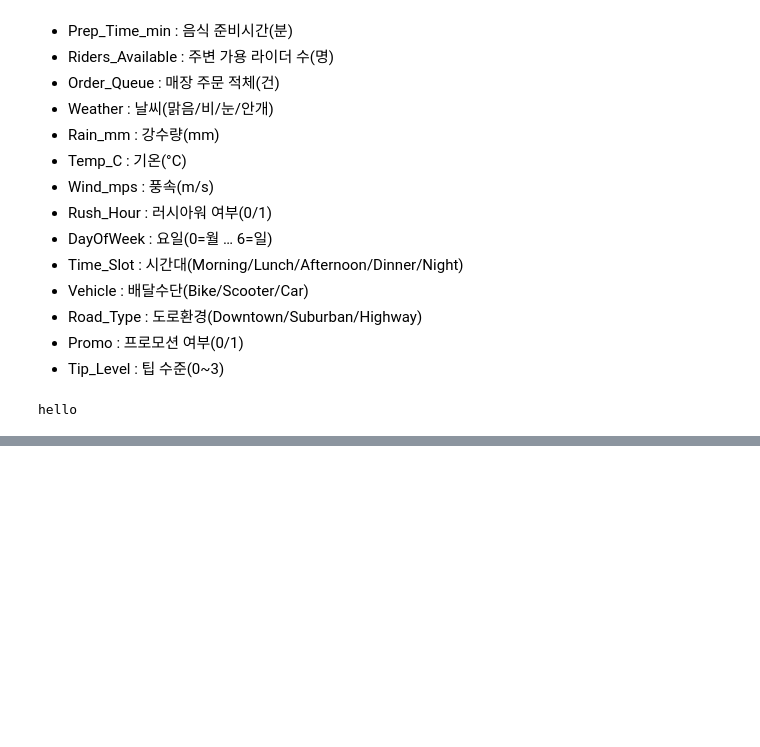
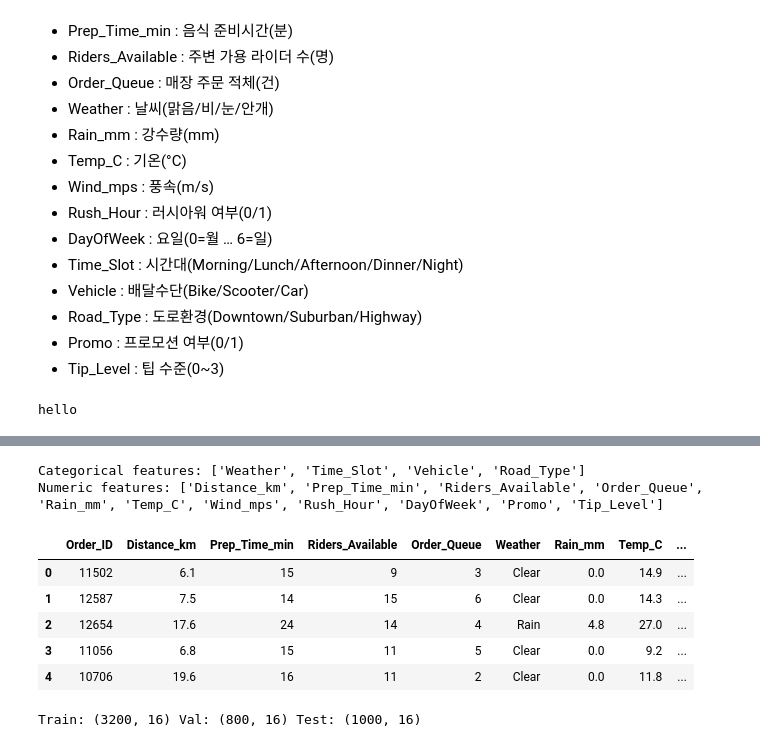
Before and after one commit to wd14177/ml01, a Jupyter notebook: ml-day05-012-HW1-del-reg.ipynb, the cells around one changed output, grey strips where cells are left out. Drawn from its saved outputs; the diff is of its cells as text; code cells hidden in the pictures; blank space fills up the shorter version.

```diff
--- a/ml-day05-012-HW1-del-reg.ipynb
+++ b/ml-day05-012-HW1-del-reg.ipynb
@@ -31,5 +92,80 @@ hello
 # %%
 # 데이터 스케일링
+from sklearn.compose import ColumnTransformer
+from sklearn.preprocessing import OneHotEncoder, StandardScaler
+from sklearn.pipeline import Pipeline
+
+target = "Delivery_Time_min"
+id_col = "Order_ID"
+
+X = train.drop(columns=[target])
+y = train[target]
+# %%
+# 사용할 범주형/수치형 컬럼을 직접 지정합니다.
+cat_cols = [
+    "Weather",
+    "Time_Slot",
+    "Vehicle",
+    "Road_Type",
+]
+num_cols = [
+    "Distance_km",
+    "Prep_Time_min",
+    "Riders_Available",
+    "Order_Queue",
+    "Rain_mm",
+    "Temp_C",
+    "Wind_mps",
+    "Rush_Hour",
+    "DayOfWeek",
+    "Promo",
+    "Tip_Level",
+]
+
+# 실제 데이터에 있는 컬럼만 남깁니다.
+cat_cols = [c for c in cat_cols if c in X.columns]
+num_cols = [c for c in num_cols if c in X.columns and c != id_col]
+
+preprocess = ColumnTransformer(
+    [
+        ("num", StandardScaler(), num_cols),
+        ("cat", OneHotEncoder(handle_unknown="ignore"), cat_cols),
+    ]
+)
+
+print(f"Categorical features: {cat_cols}")
+print(f"Numeric features: {num_cols}")
+# %% [output]
+Categorical features: ['Weather', 'Time_Slot', 'Vehicle', 'Road_Type']
+Numeric features: ['Distance_km', 'Prep_Time_min', 'Riders_Available', 'Order_Queue', 'Rain_mm', 'Temp_C', 'Wind_mps', 'Rush_Hour', 'DayOfWeek', 'Promo', 'Tip_Level']
+# %%
+X.head()
+# %% [output]
+|  | Order_ID | Distance_km | Prep_Time_min | Riders_Available | Order_Queue | Weather | Rain_mm | Temp_C | ... |
+| 0 | 11502 | 6.1 | 15 | 9 | 3 | Clear | 0.0 | 14.9 | ... |
+| 1 | 12587 | 7.5 | 14 | 15 | 6 | Clear | 0.0 | 14.3 | ... |
+| 2 | 12654 | 17.6 | 24 | 14 | 4 | Rain | 4.8 | 27.0 | ... |
+| 3 | 11056 | 6.8 | 15 | 11 | 5 | Clear | 0.0 | 9.2 | ... |
+| 4 | 10706 | 19.6 | 16 | 11 | 2 | Clear | 0.0 | 11.8 | ... |
 # %%
-# X와 y , train과 test 데이터셋 분리
+# train/test 데이터 분리
+from sklearn.model_selection import train_test_split
+
+X = train.drop(columns=[target])
+y = train[target]
+
+X_train, X_val, y_train, y_val = train_test_split(
+    X, y, test_size=0.2, random_state=42
+)
+
+if target in test.columns:
+    X_test = test.drop(columns=[target])
+    y_test = test[target]
+else:
+    X_test = test.copy()
+    y_test = None
+
+print("Train:", X_train.shape, "Val:", X_val.shape, "Test:", X_test.shape)
+# %% [output]
+Train: (3200, 16) Val: (800, 16) Test: (1000, 16)
 # %%
```
Also changed, not shown: parts of 9 cells of this notebook, 14 other files.
